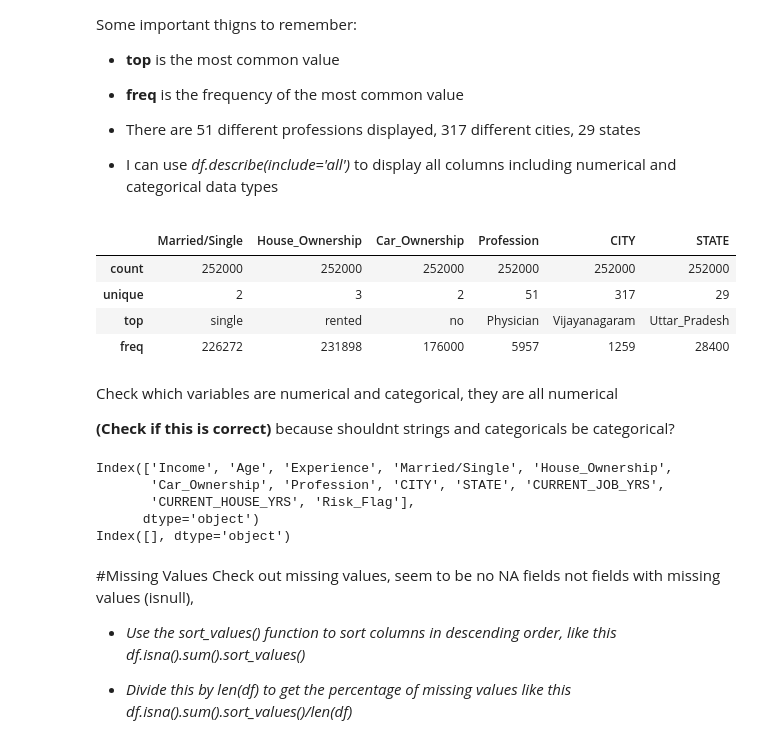
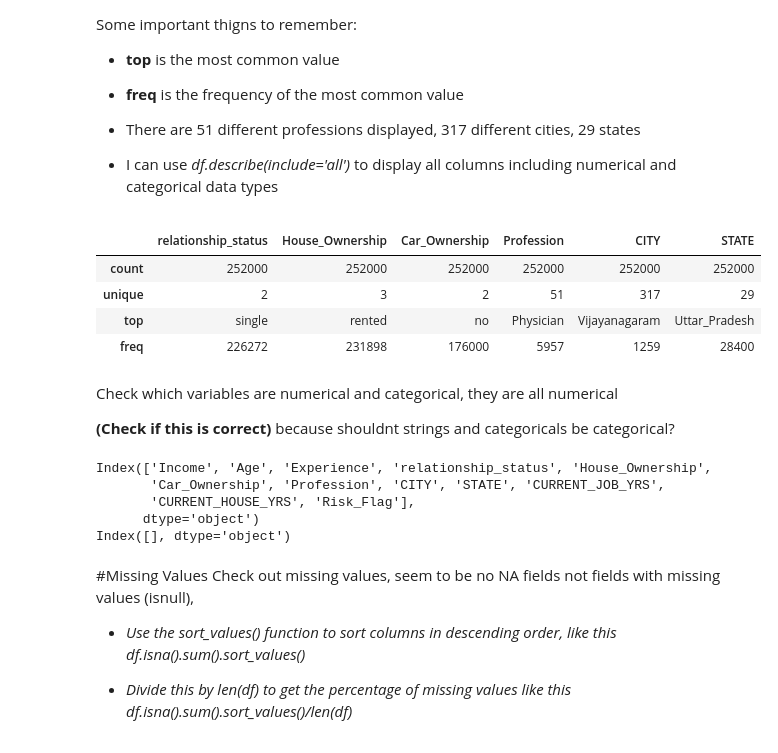
Before and after one commit to nic-royo/Loan_Prediction, a Jupyter notebook: I_Dataset.ipynb, the cells around one changed output. Cells and saved outputs as stored; diff of their text form; code cells hidden in the pictures.

```diff
--- a/I_Dataset.ipynb
+++ b/I_Dataset.ipynb
@@ -39,8 +37,8 @@ df = pd.read_csv("Training Data.csv", index_col = 0,
                  dtype={'Income': int, 'Age': int,
                         'Experience': int, 'Married/Single': 'category',
                         'House_Ownership': 'category', 'Car_Ownership': 'category',
-                        'Profession': 'string', 'CITY': 'string',
-                        'STATE': 'string', 'CURRENT_JOB_YRS': int,
+                        'Profession': 'category', 'CITY': 'category',
+                        'STATE': 'category', 'CURRENT_JOB_YRS': int,
                         'CURRENT_JOB_YRS': int, 'CURRENT_HOUSE_YRS': int,
                         'Risk_Flag': int
                         },
@@ -68,3 +68,5 @@ the set has 252000 rows and 12 columns
+# %%
+df = df.rename(columns = {'Married/Single':'relationship_status'})
 # %% [markdown]
 I am manually typing the variable data types as six of them are otherwise objects.
 
@@ -112,12 +109,12 @@ Some important thigns to remember:
 
 * I can use *df.describe(include='all')* to display all columns including numerical and categorical data types
 # %%
-categorical_info = df[['Married/Single','House_Ownership', 'Car_Ownership',
+categorical_info = df[['relationship_status','House_Ownership', 'Car_Ownership',
                         'Profession', 'CITY', 'STATE']].describe()
 
 categorical_info
 # %% [output]
-|  | Married/Single | House_Ownership | Car_Ownership | Profession | CITY | STATE |
+|  | relationship_status | House_Ownership | Car_Ownership | Profession | CITY | STATE |
 | count | 252000 | 252000 | 252000 | 252000 | 252000 | 252000 |
 | unique | 2 | 3 | 2 | 51 | 317 | 29 |
 | top | single | rented | no | Physician | Vijayanagaram | Uttar_Pradesh |
@@ -133,7 +130,7 @@ categorical_variables = df.columns[df.dtypes == 'object']
 print(numerical_variables)
 print(categorical_variables)
 # %% [output]
-Index(['Income', 'Age', 'Experience', 'Married/Single', 'House_Ownership',
+Index(['Income', 'Age', 'Experience', 'relationship_status', 'House_Ownership',
        'Car_Ownership', 'Profession', 'CITY', 'STATE', 'CURRENT_JOB_YRS',
        'CURRENT_HOUSE_YRS', 'Risk_Flag'],
       dtype='object')
```
Also changed, not shown: parts of 33 cells of this notebook.
